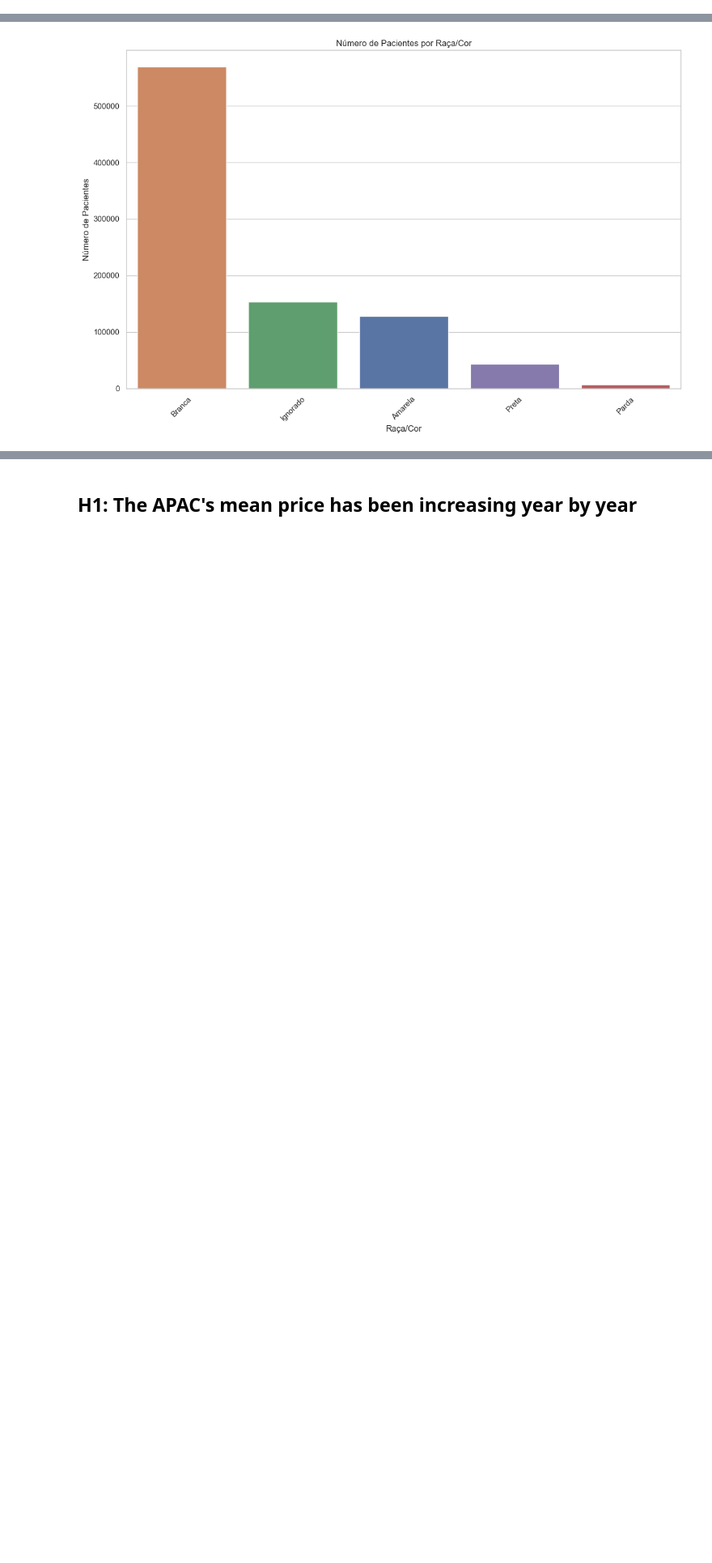
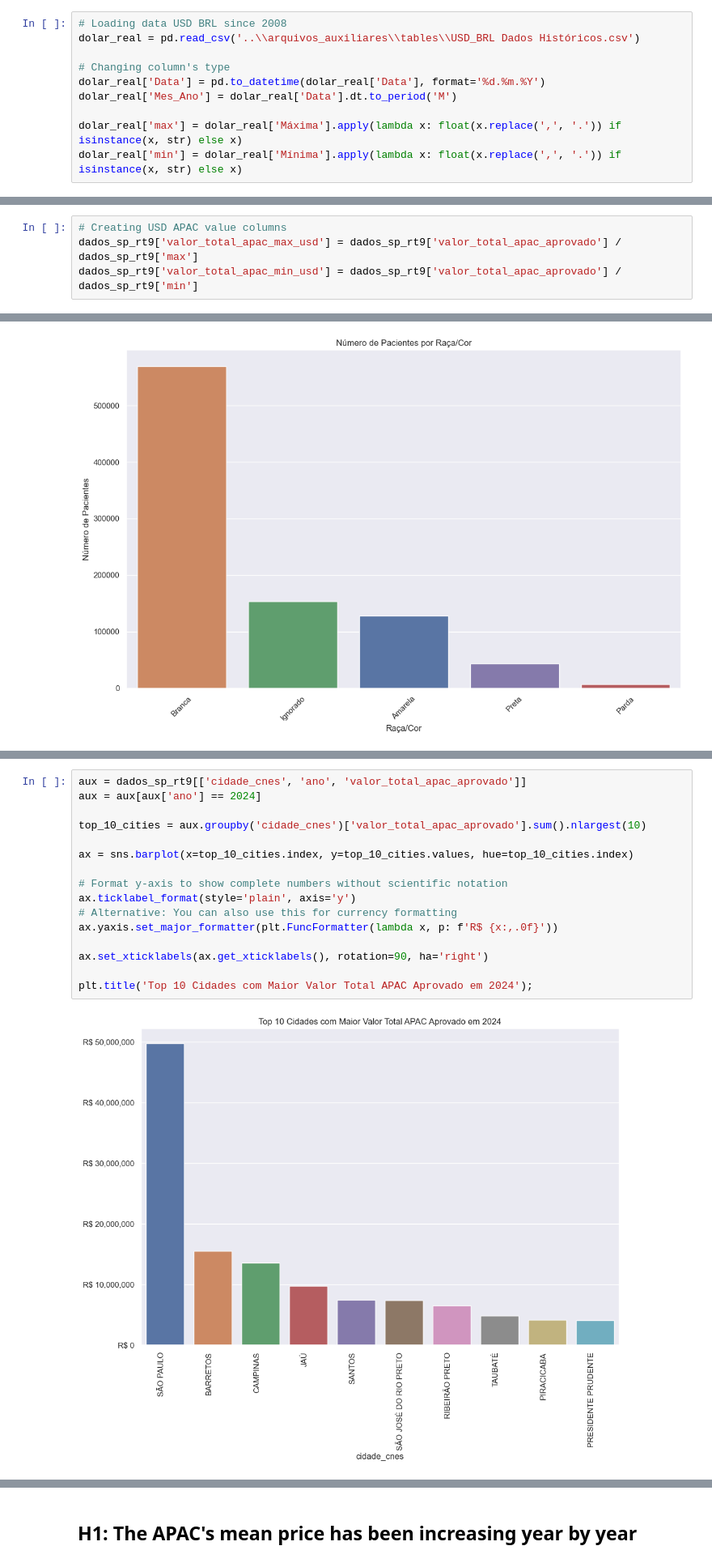
Before and after one commit to gustavo-moretto/rt_datasus, a Jupyter notebook: states/sp/dados_rt_sp.ipynb, the cells around one changed output, grey strips where cells are left out. Shown at 81% size. Saved outputs shown, nothing was run; the diff lists cells and outputs as text; blank space fills up the shorter version.

```diff
--- a/states/sp/dados_rt_sp.ipynb
+++ b/states/sp/dados_rt_sp.ipynb
@@ -409,0 +412,10 @@ dados_sp_rt9 = dados_sp_rt8[['data_processamento', 'ano', 'sigla_tipo_gestao', '
+# %%
+# Loading data USD BRL since 2008
+dolar_real = pd.read_csv('..\\arquivos_auxiliares\\tables\\USD_BRL Dados Históricos.csv')
+
+# Changing column's type
+dolar_real['Data'] = pd.to_datetime(dolar_real['Data'], format='%d.%m.%Y')
+dolar_real['Mes_Ano'] = dolar_real['Data'].dt.to_period('M')
+
+dolar_real['max'] = dolar_real['Máxima'].apply(lambda x: float(x.replace(',', '.')) if isinstance(x, str) else x)
+dolar_real['min'] = dolar_real['Mínima'].apply(lambda x: float(x.replace(',', '.')) if isinstance(x, str) else x)
@@ -410 +425,5 @@ dados_sp_rt9 = dados_sp_rt8[['data_processamento', 'ano', 'sigla_tipo_gestao', '
+# %%
+# Creating USD APAC value columns
+dados_sp_rt9['valor_total_apac_max_usd'] = dados_sp_rt9['valor_total_apac_aprovado'] / dados_sp_rt9['max']
+dados_sp_rt9['valor_total_apac_min_usd'] = dados_sp_rt9['valor_total_apac_aprovado'] / dados_sp_rt9['min']
 # %% [markdown]
@@ -489,0 +511,18 @@ plt.show()
+# %%
+aux = dados_sp_rt9[['cidade_cnes', 'ano', 'valor_total_apac_aprovado']]
+aux = aux[aux['ano'] == 2024]
+
+top_10_cities = aux.groupby('cidade_cnes')['valor_total_apac_aprovado'].sum().nlargest(10)
+
+ax = sns.barplot(x=top_10_cities.index, y=top_10_cities.values, hue=top_10_cities.index)
+
+# Format y-axis to show complete numbers without scientific notation
+ax.ticklabel_format(style='plain', axis='y')
+# Alternative: You can also use this for currency formatting
+ax.yaxis.set_major_formatter(plt.FuncFormatter(lambda x, p: f'R$ {x:,.0f}'))
+
+ax.set_xticklabels(ax.get_xticklabels(), rotation=90, ha='right')
+
+plt.title('Top 10 Cidades com Maior Valor Total APAC Aprovado em 2024');
+# %% [output]
+[figure, added]
```
Also changed, not shown: parts of 13 cells of this notebook, 2 other files.
